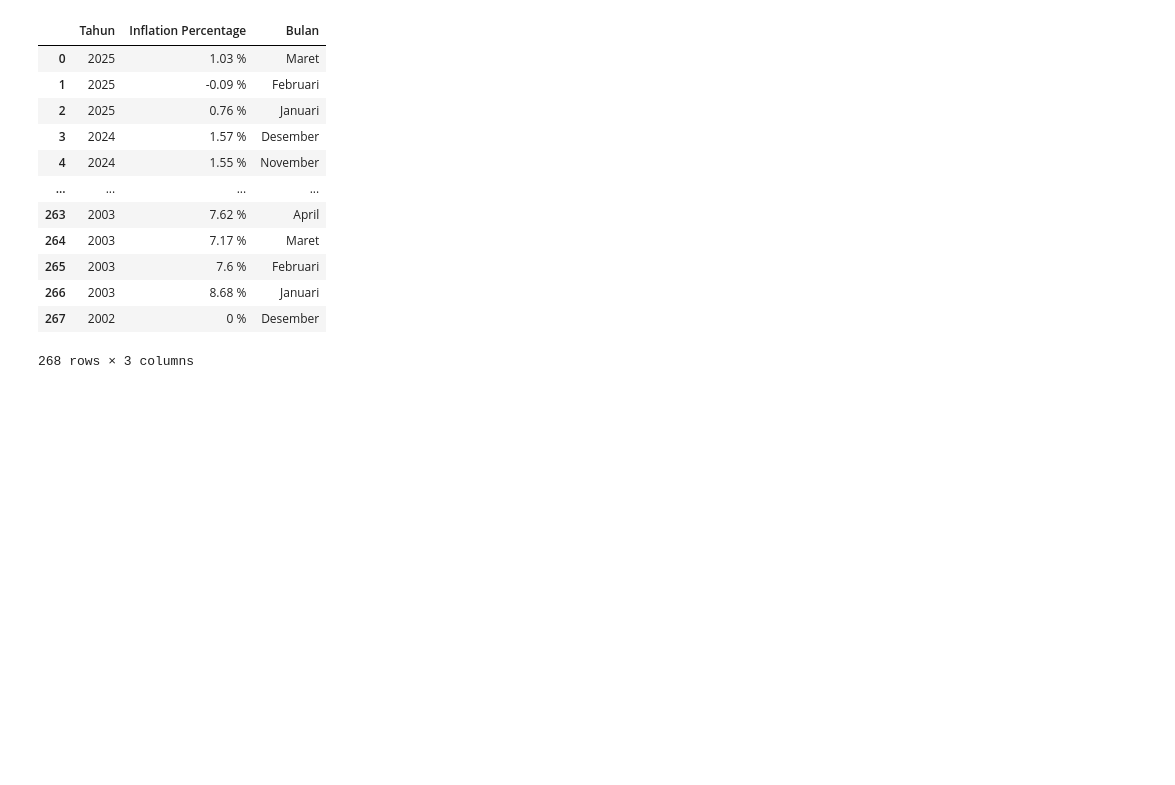
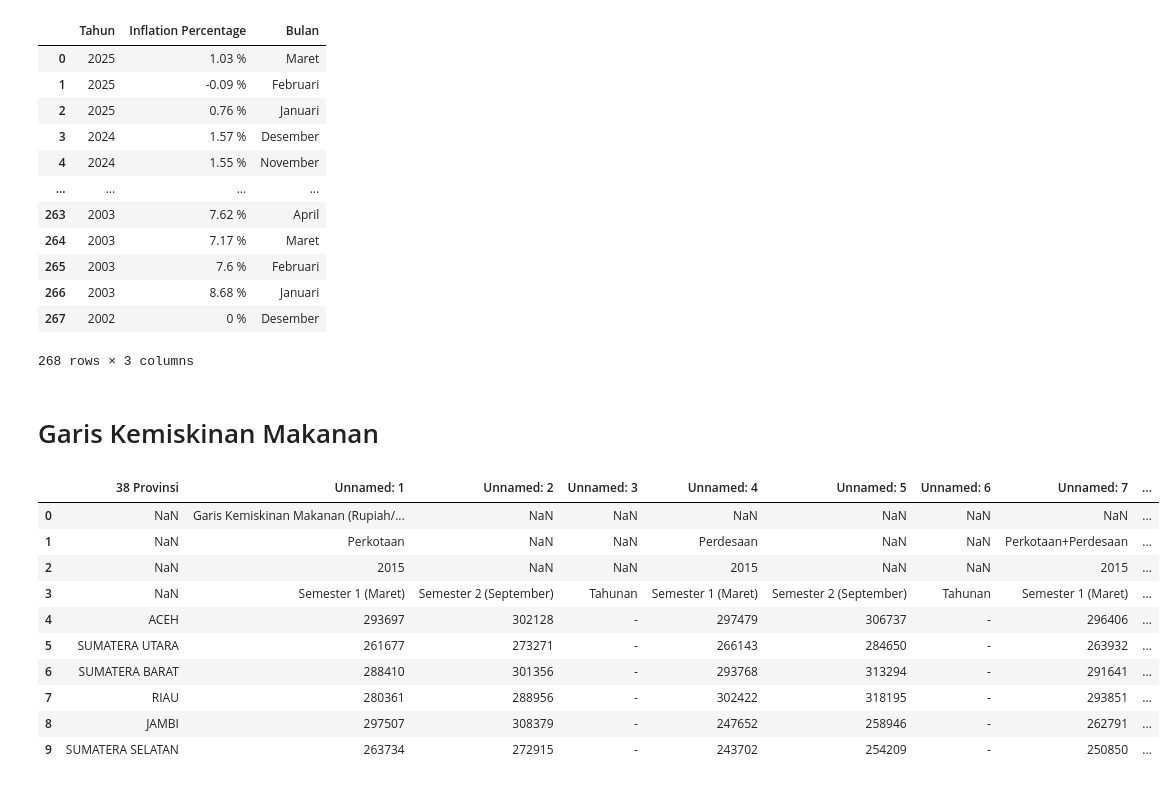
Before and after one commit to yusufimantaka/gamadata-2, a Jupyter notebook: data-cleaning.ipynb, the cells around one changed output. Drawn from its saved outputs; the diff is of its cells as text; code cells hidden in the pictures; blank space fills up the shorter version.

```diff
--- a/data-cleaning.ipynb
+++ b/data-cleaning.ipynb
@@ -61,3 +61,26 @@ df
 268 rows × 3 columns
 # %%
 df.to_csv('data-cleaned/inflation_data_cleaned.csv')
+# %% [markdown]
+# Garis Kemiskinan Makanan
+# %%
+data_makanan = {}
+
+for tahun in range(2015, 2025):
+    file = f"data/Garis Kemiskinan Makanan (Rupiah_Kapita_Bulan) Menurut Provinsi dan Daerah, {tahun}.csv"
+    df_makanan = pd.read_csv(file)
+    data_makanan[tahun] = df_makanan
+# %%
+data_makanan[2015].head(10)
+# %% [output]
+|  | 38 Provinsi | Unnamed: 1 | Unnamed: 2 | Unnamed: 3 | Unnamed: 4 | Unnamed: 5 | Unnamed: 6 | Unnamed: 7 | ... |
+| 0 | NaN | Garis Kemiskinan Makanan (Rupiah/... | NaN | NaN | NaN | NaN | NaN | NaN | ... |
+| 1 | NaN | Perkotaan | NaN | NaN | Perdesaan | NaN | NaN | Perkotaan+Perdesaan | ... |
+| 2 | NaN | 2015 | NaN | NaN | 2015 | NaN | NaN | 2015 | ... |
+| 3 | NaN | Semester 1 (Maret) | Semester 2 (September) | Tahunan | Semester 1 (Maret) | Semester 2 (September) | Tahunan | Semester 1 (Maret) | ... |
+| 4 | ACEH | 293697 | 302128 | - | 297479 | 306737 | - | 296406 | ... |
+| 5 | SUMATERA UTARA | 261677 | 273271 | - | 266143 | 284650 | - | 263932 | ... |
+| 6 | SUMATERA BARAT | 288410 | 301356 | - | 293768 | 313294 | - | 291641 | ... |
+| 7 | RIAU | 280361 | 288956 | - | 302422 | 318195 | - | 293851 | ... |
+| 8 | JAMBI | 297507 | 308379 | - | 247652 | 258946 | - | 262791 | ... |
+| 9 | SUMATERA SELATAN | 263734 | 272915 | - | 243702 | 254209 | - | 250850 | ... |
```
Also changed, not shown: parts of 11 cells of this notebook, 2 other files.
